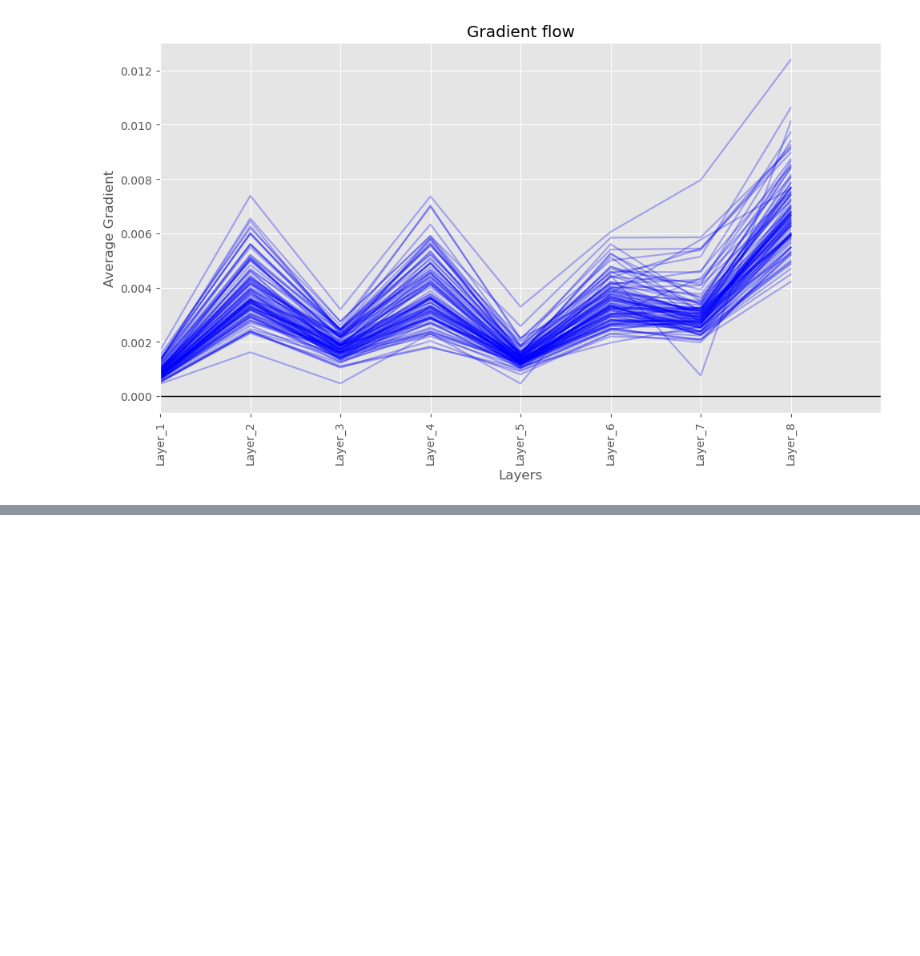
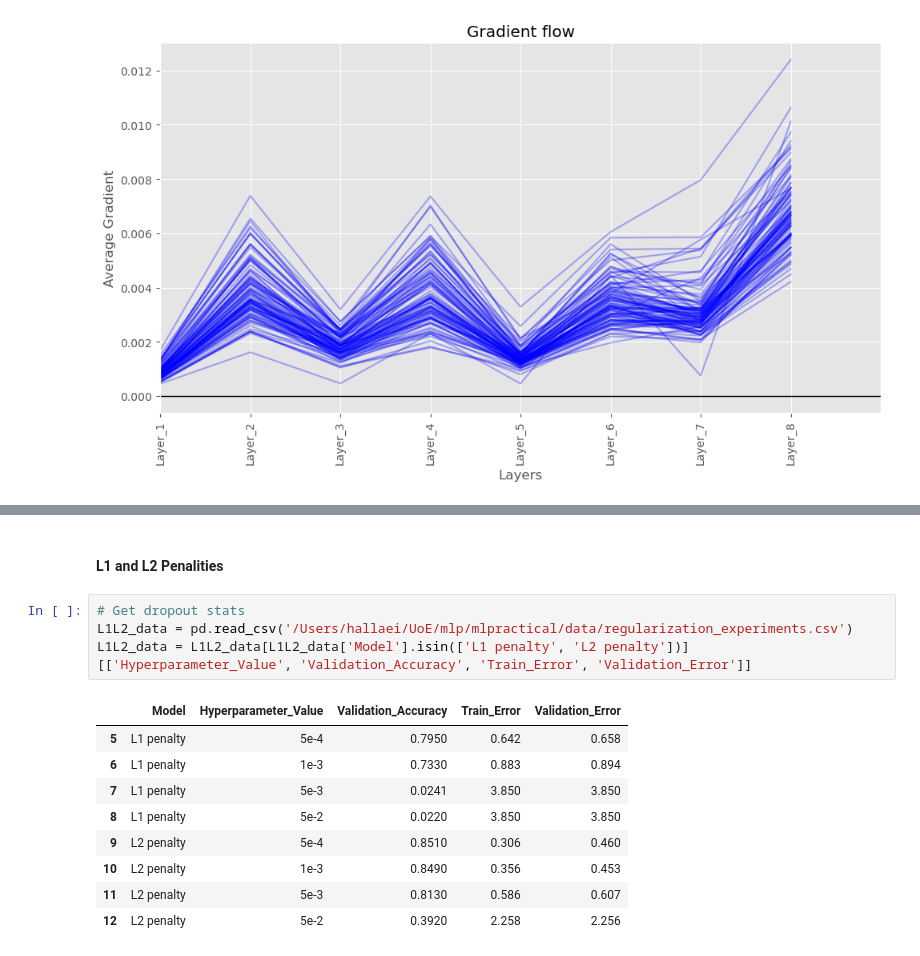
Before and after one commit to hallaemilia/mlpractical, a Jupyter notebook: notebooks/Coursework_1.ipynb, the cells around one changed output, grey strips where cells are left out. Saved outputs shown, nothing was run; the diff lists cells and outputs as text; blank space fills up the shorter version.

```diff
--- a/notebooks/Coursework_1.ipynb
+++ b/notebooks/Coursework_1.ipynb
@@ -755,0 +899,17 @@ Epoch 100: 2.8s to complete
+# %% [markdown]
+#### L1 and L2 Penalities
+# %%
+# Get dropout stats
+L1L2_data = pd.read_csv('/Users/hallaei/UoE/mlp/mlpractical/data/regularization_experiments.csv')
+L1L2_data = L1L2_data[L1L2_data['Model'].isin(['L1 penalty', 'L2 penalty'])]
+[['Hyperparameter_Value', 'Validation_Accuracy', 'Train_Error', 'Validation_Error']]
+# %% [output]
+|  | Model | Hyperparameter_Value | Validation_Accuracy | Train_Error | Validation_Error |
+| 5 | L1 penalty | 5e-4 | 0.7950 | 0.642 | 0.658 |
+| 6 | L1 penalty | 1e-3 | 0.7330 | 0.883 | 0.894 |
+| 7 | L1 penalty | 5e-3 | 0.0241 | 3.850 | 3.850 |
+| 8 | L1 penalty | 5e-2 | 0.0220 | 3.850 | 3.850 |
+| 9 | L2 penalty | 5e-4 | 0.8510 | 0.306 | 0.460 |
+| 10 | L2 penalty | 1e-3 | 0.8490 | 0.356 | 0.453 |
+| 11 | L2 penalty | 5e-3 | 0.8130 | 0.586 | 0.607 |
+| 12 | L2 penalty | 5e-2 | 0.3920 | 2.258 | 2.256 |
```
Also changed, not shown: parts of 14 cells of this notebook, 19 other files.
